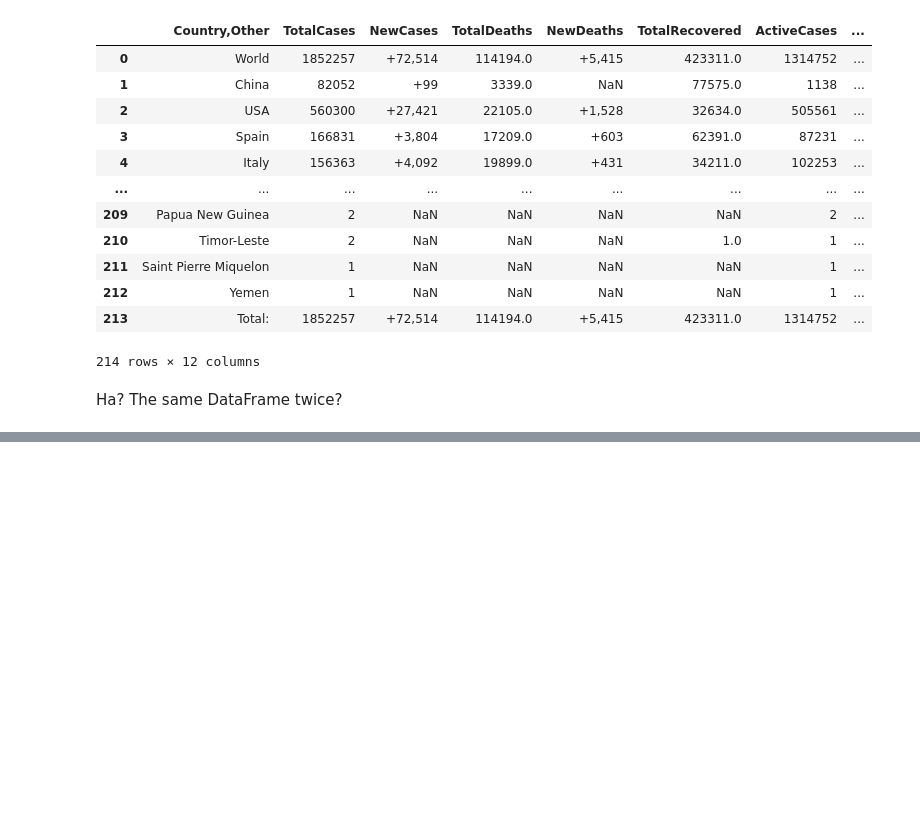
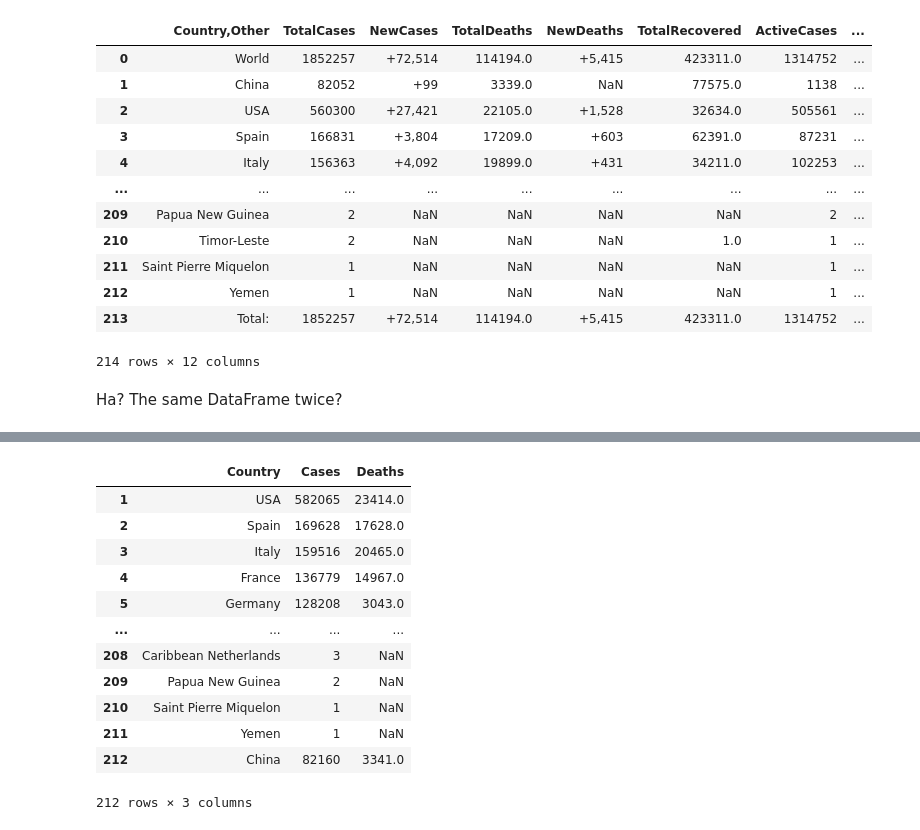
Before and after one commit to tezzytezzy/corona-virus, a Jupyter notebook: virus_map.ipynb, the cells around one changed output, grey strips where cells are left out. Saved outputs shown, nothing was run; the diff lists cells and outputs as text; code cells hidden in the pictures; blank space fills up the shorter version.

```diff
--- a/virus_map.ipynb
+++ b/virus_map.ipynb
@@ -65 +70,21 @@ df_data
 214 rows × 3 columns
+# %%
+# Drop the rows for 'World' and 'Total:'
+df_virus_data = df_virus_data[df_virus_data['Country']!='World']
+df_virus_data = df_virus_data[df_virus_data['Country']!='Total:']
+
+df_virus_data
+# %% [output]
+|  | Country | Cases | Deaths |
+| 1 | USA | 582065 | 23414.0 |
+| 2 | Spain | 169628 | 17628.0 |
+| 3 | Italy | 159516 | 20465.0 |
+| 4 | France | 136779 | 14967.0 |
+| 5 | Germany | 128208 | 3043.0 |
+| ... | ... | ... | ... |
+| 208 | Caribbean Netherlands | 3 | NaN |
+| 209 | Papua New Guinea | 2 | NaN |
+| 210 | Saint Pierre Miquelon | 1 | NaN |
+| 211 | Yemen | 1 | NaN |
+| 212 | China | 82160 | 3341.0 |
+212 rows × 3 columns
```
Also changed, not shown: parts of 14 cells of this notebook.
